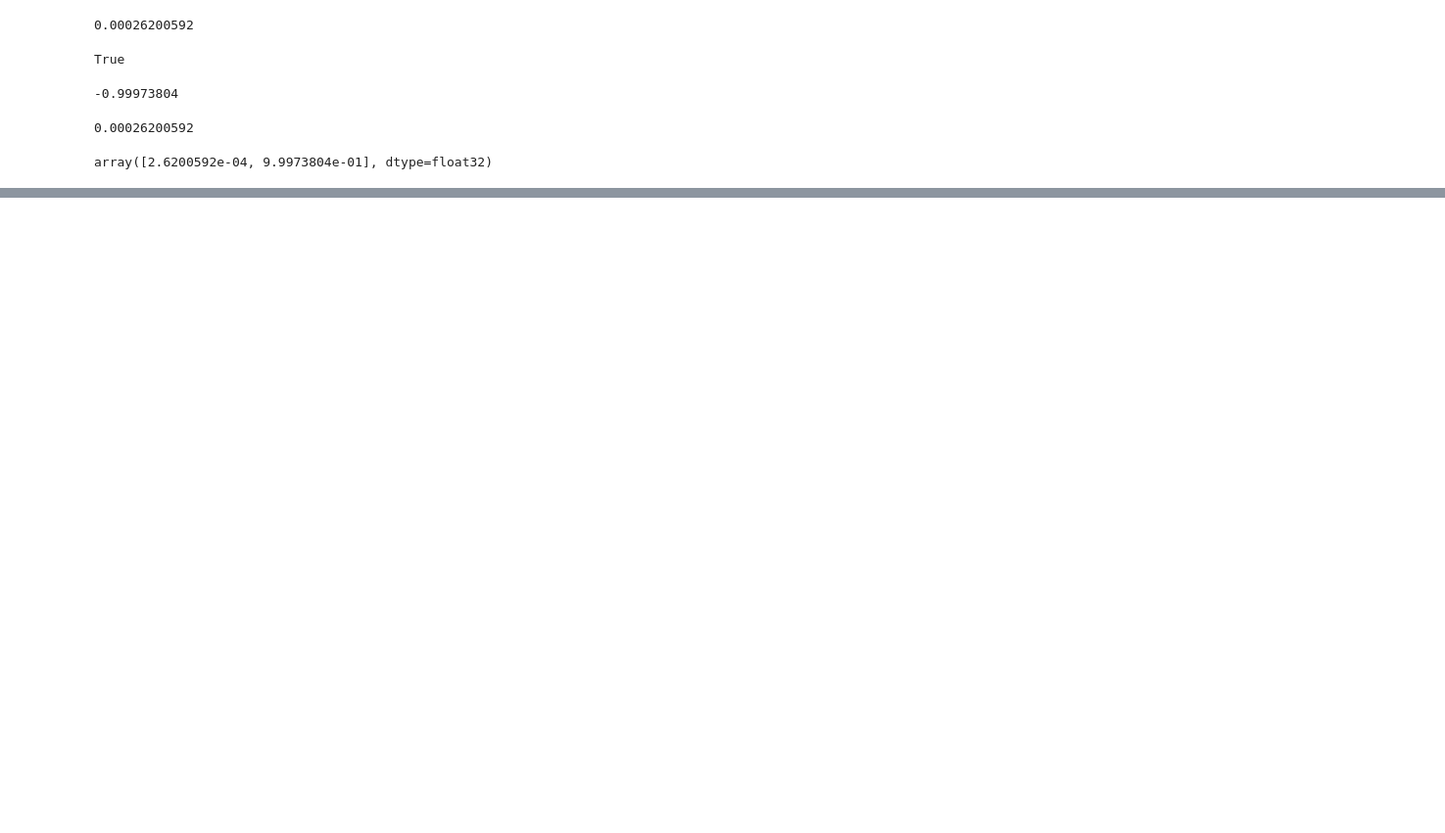
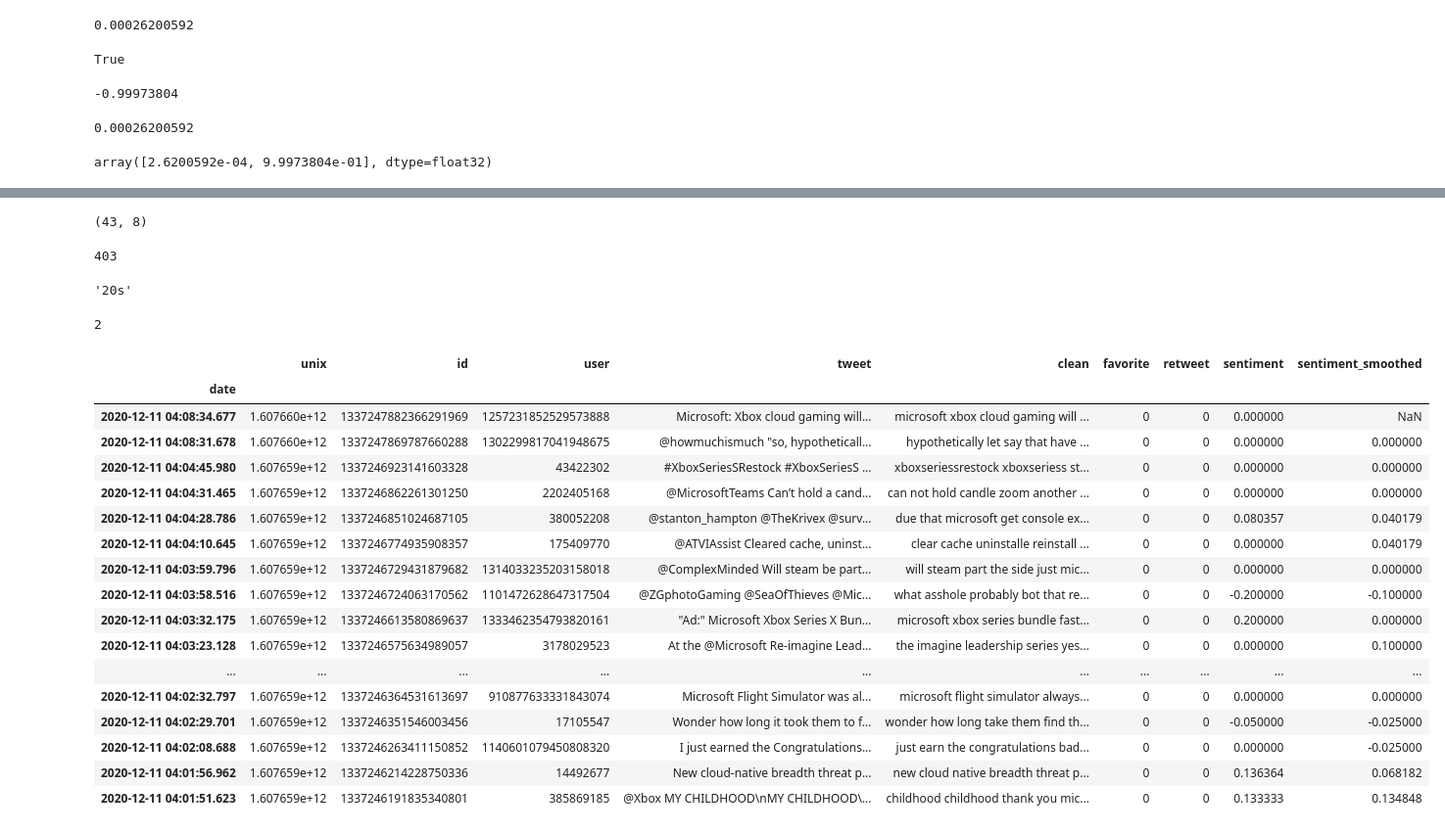
Before and after one commit to singsang2/capstone-twitter-analysis, a Jupyter notebook: sentiment_models.ipynb, the cells around one changed output, grey strips where cells are left out. Shown: that part at 98% size. Cells and saved outputs as stored; diff of their text form; code cells hidden in the pictures; blank space fills up the shorter version.

```diff
--- a/sentiment_models.ipynb
+++ b/sentiment_models.ipynb
@@ -538,0 +594,47 @@ array([2.6200592e-04, 9.9973804e-01], dtype=float32)
+# %%
+max_length = 500
+df = pd.read_sql(f"SELECT * FROM sentiment WHERE tweet LIKE '%Microsoft%' ORDER BY unix DESC LIMIT {max_length}", conn)
+# %%
+df['date'] = pd.to_datetime(df['unix'], unit='ms') #, unit='ms')
+# %%
+df.set_index('date', inplace=True)
+# %%
+df.shape
+# %% [output]
+(43, 8)
+# %%
+(df.index[0]-df.index[-1]).seconds
+# %% [output]
+403
+# %%
+time_bin = f'{int((df.index[0]-df.index[-1]).seconds/20)}s'
+time_bin
+# %% [output]
+'20s'
+# %%
+df['sentiment_smoothed'] = df['sentiment'].rolling(int(len(df)/10)).mean()
+# %%
+int(len(df)/10)
+# %% [output]
+2
+# %%
+df
+# %% [output]
+|  | unix | id | user | tweet | clean | favorite | retweet | sentiment | sentiment_smoothed |
+| date |  |  |  |  |  |  |  |  |  |
+| 2020-12-11 04:08:34.677 | 1.607660e+12 | 1337247882366291969 | 1257231852529573888 | Microsoft: Xbox cloud gaming will... | microsoft xbox cloud gaming will ... | 0 | 0 | 0.000000 | NaN |
+| 2020-12-11 04:08:31.678 | 1.607660e+12 | 1337247869787660288 | 1302299817041948675 | @howmuchismuch "so, hypotheticall... | hypothetically let say that have ... | 0 | 0 | 0.000000 | 0.000000 |
+| 2020-12-11 04:04:45.980 | 1.607659e+12 | 1337246923141603328 | 43422302 | #XboxSeriesSRestock #XboxSeriesS ... | xboxseriessrestock xboxseriess st... | 0 | 0 | 0.000000 | 0.000000 |
+| 2020-12-11 04:04:31.465 | 1.607659e+12 | 1337246862261301250 | 2202405168 | @MicrosoftTeams Can’t hold a cand... | can not hold candle zoom another ... | 0 | 0 | 0.000000 | 0.000000 |
+| 2020-12-11 04:04:28.786 | 1.607659e+12 | 1337246851024687105 | 380052208 | @stanton_hampton @TheKrivex @surv... | due that microsoft get console ex... | 0 | 0 | 0.080357 | 0.040179 |
+| 2020-12-11 04:04:10.645 | 1.607659e+12 | 1337246774935908357 | 175409770 | @ATVIAssist Cleared cache, uninst... | clear cache uninstalle reinstall ... | 0 | 0 | 0.000000 | 0.040179 |
+| 2020-12-11 04:03:59.796 | 1.607659e+12 | 1337246729431879682 | 1314033235203158018 | @ComplexMinded Will steam be part... | will steam part the side just mic... | 0 | 0 | 0.000000 | 0.000000 |
+| 2020-12-11 04:03:58.516 | 1.607659e+12 | 1337246724063170562 | 1101472628647317504 | @ZGphotoGaming @SeaOfThieves @Mic... | what asshole probably bot that re... | 0 | 0 | -0.200000 | -0.100000 |
+| 2020-12-11 04:03:32.175 | 1.607659e+12 | 1337246613580869637 | 1333462354793820161 | "Ad:" Microsoft Xbox Series X Bun... | microsoft xbox series bundle fast... | 0 | 0 | 0.200000 | 0.000000 |
+| 2020-12-11 04:03:23.128 | 1.607659e+12 | 1337246575634989057 | 3178029523 | At the @Microsoft Re-imagine Lead... | the imagine leadership series yes... | 0 | 0 | 0.000000 | 0.100000 |
+| ... | ... | ... | ... | ... | ... | ... | ... | ... | ... |
+| 2020-12-11 04:02:32.797 | 1.607659e+12 | 1337246364531613697 | 910877633331843074 | Microsoft Flight Simulator was al... | microsoft flight simulator always... | 0 | 0 | 0.000000 | 0.000000 |
+| 2020-12-11 04:02:29.701 | 1.607659e+12 | 1337246351546003456 | 17105547 | Wonder how long it took them to f... | wonder how long take them find th... | 0 | 0 | -0.050000 | -0.025000 |
+| 2020-12-11 04:02:08.688 | 1.607659e+12 | 1337246263411150852 | 1140601079450808320 | I just earned the Congratulations... | just earn the congratulations bad... | 0 | 0 | 0.000000 | -0.025000 |
+| 2020-12-11 04:01:56.962 | 1.607659e+12 | 1337246214228750336 | 14492677 | New cloud-native breadth threat p... | new cloud native breadth threat p... | 0 | 0 | 0.136364 | 0.068182 |
+| 2020-12-11 04:01:51.623 | 1.607659e+12 | 1337246191835340801 | 385869185 | @Xbox MY CHILDHOOD\nMY CHILDHOOD\... | childhood childhood thank you mic... | 0 | 0 | 0.133333 | 0.134848 |
```
Also changed, not shown: parts of 19 cells of this notebook, 9 other files.
